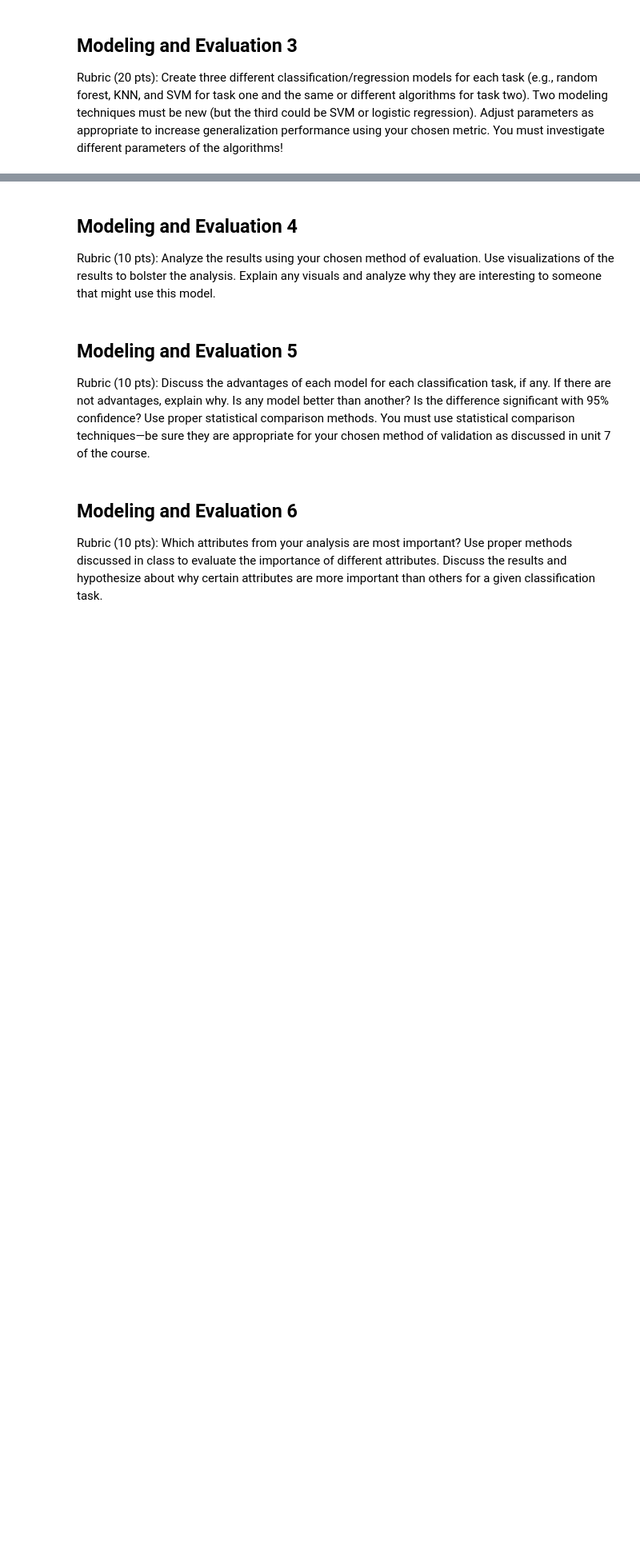
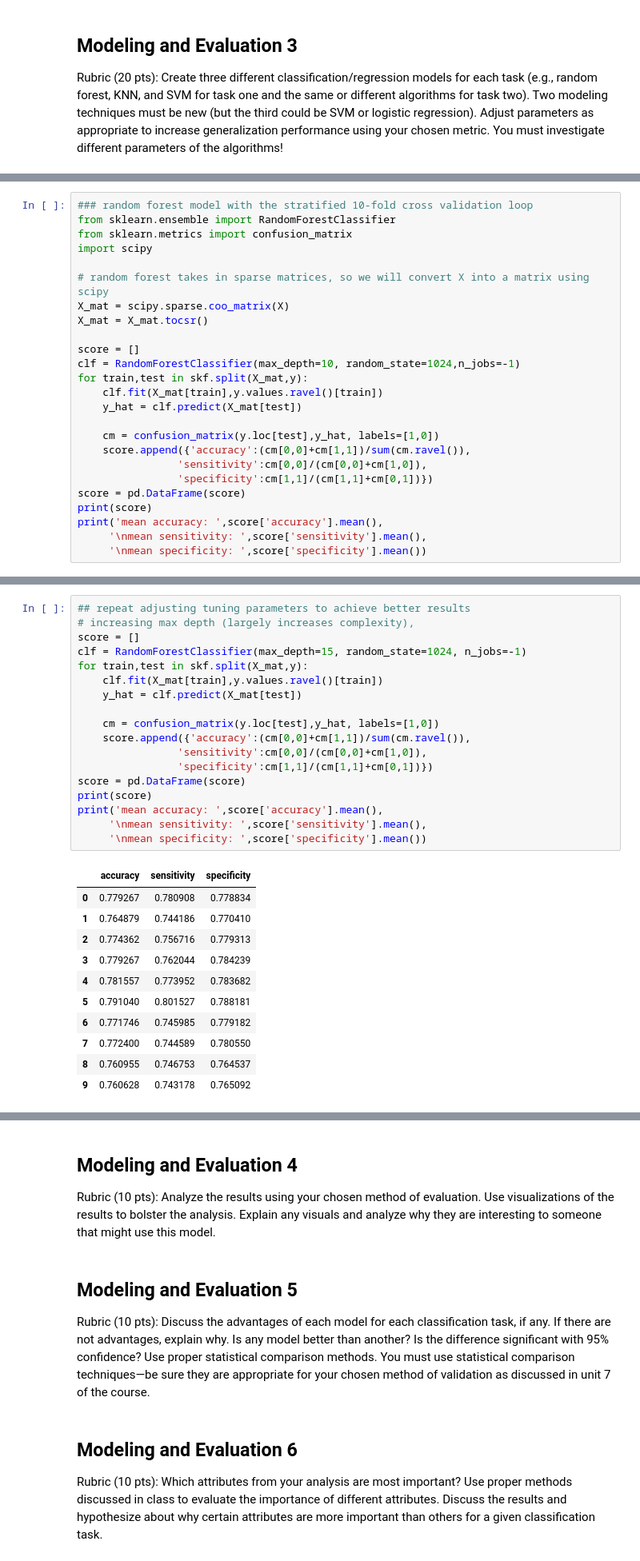
Before and after one commit to boneeyah/DS7331_Group, a Jupyter notebook: Lab2.ipynb, the cells around one changed output, grey strips where cells are left out. Shown at 80% size. Saved outputs shown, nothing was run; the diff lists cells and outputs as text; blank space fills up the shorter version.

Commit message:
random forest model update

```diff
--- a/Lab2.ipynb
+++ b/Lab2.ipynb
@@ -314,0 +333,25 @@ Rubric (20 pts): Create three different classification/regression models for eac
+# %%
+### random forest model with the stratified 10-fold cross validation loop
+from sklearn.ensemble import RandomForestClassifier
+from sklearn.metrics import confusion_matrix
+import scipy
+
+# random forest takes in sparse matrices, so we will convert X into a matrix using scipy
+X_mat = scipy.sparse.coo_matrix(X)
+X_mat = X_mat.tocsr()
+
+score = []
+clf = RandomForestClassifier(max_depth=10, random_state=1024,n_jobs=-1)
+for train,test in skf.split(X_mat,y):
+    clf.fit(X_mat[train],y.values.ravel()[train])
+    y_hat = clf.predict(X_mat[test])
+
+    cm = confusion_matrix(y.loc[test],y_hat, labels=[1,0])
+    score.append({'accuracy':(cm[0,0]+cm[1,1])/sum(cm.ravel()),
+                'sensitivity':cm[0,0]/(cm[0,0]+cm[1,0]),
+                'specificity':cm[1,1]/(cm[1,1]+cm[0,1])})
+score = pd.DataFrame(score)
+print(score)
+print('mean accuracy: ',score['accuracy'].mean(),
+     '\nmean sensitivity: ',score['sensitivity'].mean(),
+     '\nmean specificity: ',score['specificity'].mean())
@@ -314,0 +373,30 @@ Rubric (20 pts): Create three different classification/regression models for eac
+# %%
+## repeat adjusting tuning parameters to achieve better results
+# increasing max depth (largely increases complexity),
+score = []
+clf = RandomForestClassifier(max_depth=15, random_state=1024, n_jobs=-1)
+for train,test in skf.split(X_mat,y):
+    clf.fit(X_mat[train],y.values.ravel()[train])
+    y_hat = clf.predict(X_mat[test])
+
+    cm = confusion_matrix(y.loc[test],y_hat, labels=[1,0])
+    score.append({'accuracy':(cm[0,0]+cm[1,1])/sum(cm.ravel()),
+                'sensitivity':cm[0,0]/(cm[0,0]+cm[1,0]),
+                'specificity':cm[1,1]/(cm[1,1]+cm[0,1])})
+score = pd.DataFrame(score)
+print(score)
+print('mean accuracy: ',score['accuracy'].mean(),
+     '\nmean sensitivity: ',score['sensitivity'].mean(),
+     '\nmean specificity: ',score['specificity'].mean())
+# %% [output]
+|  | accuracy | sensitivity | specificity |
+| 0 | 0.779267 | 0.780908 | 0.778834 |
+| 1 | 0.764879 | 0.744186 | 0.770410 |
+| 2 | 0.774362 | 0.756716 | 0.779313 |
+| 3 | 0.779267 | 0.762044 | 0.784239 |
+| 4 | 0.781557 | 0.773952 | 0.783682 |
+| 5 | 0.791040 | 0.801527 | 0.788181 |
+| 6 | 0.771746 | 0.745985 | 0.779182 |
+| 7 | 0.772400 | 0.744589 | 0.780550 |
+| 8 | 0.760955 | 0.746753 | 0.764537 |
+| 9 | 0.760628 | 0.743178 | 0.765092 |
```
Also changed, not shown: parts of 17 cells of this notebook.
